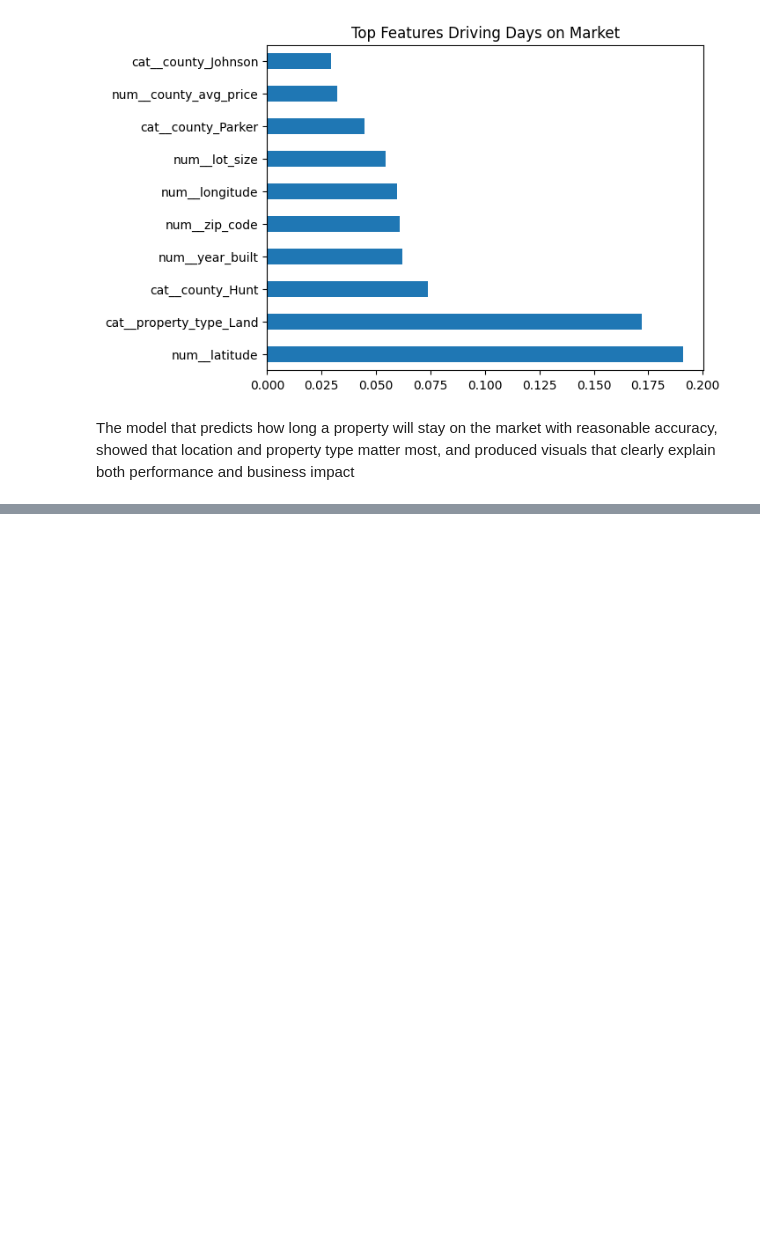
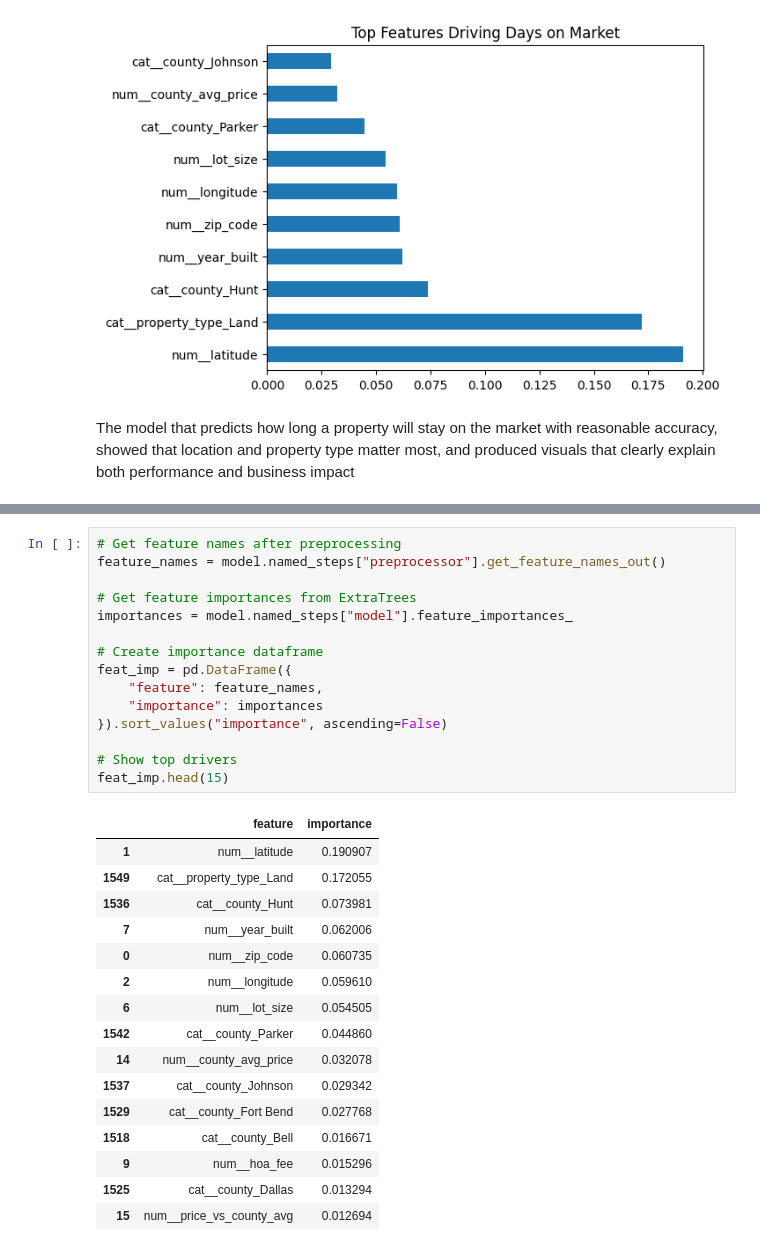
Before and after one commit to Mwenya-Musonda/alloy-tower-real-estate-ml, a Jupyter notebook: notebooks/03_model_training.ipynb, the cells around one changed output, grey strips where cells are left out. Drawn from its saved outputs; the diff is of its cells as text; blank space fills up the shorter version.

```diff
--- a/notebooks/03_model_training.ipynb
+++ b/notebooks/03_model_training.ipynb
@@ -261,0 +362,32 @@ The model that predicts how long a property will stay on the market with reasona
+# %%
+# Get feature names after preprocessing
+feature_names = model.named_steps["preprocessor"].get_feature_names_out()
+
+# Get feature importances from ExtraTrees
+importances = model.named_steps["model"].feature_importances_
+
+# Create importance dataframe
+feat_imp = pd.DataFrame({
+    "feature": feature_names,
+    "importance": importances
+}).sort_values("importance", ascending=False)
+
+# Show top drivers
+feat_imp.head(15)
+# %% [output]
+|  | feature | importance |
+| 1 | num__latitude | 0.190907 |
+| 1549 | cat__property_type_Land | 0.172055 |
+| 1536 | cat__county_Hunt | 0.073981 |
+| 7 | num__year_built | 0.062006 |
+| 0 | num__zip_code | 0.060735 |
+| 2 | num__longitude | 0.059610 |
+| 6 | num__lot_size | 0.054505 |
+| 1542 | cat__county_Parker | 0.044860 |
+| 14 | num__county_avg_price | 0.032078 |
+| 1537 | cat__county_Johnson | 0.029342 |
+| 1529 | cat__county_Fort Bend | 0.027768 |
+| 1518 | cat__county_Bell | 0.016671 |
+| 9 | num__hoa_fee | 0.015296 |
+| 1525 | cat__county_Dallas | 0.013294 |
+| 15 | num__price_vs_county_avg | 0.012694 |
```
Also changed, not shown: parts of 16 cells of this notebook, 4 other files.
